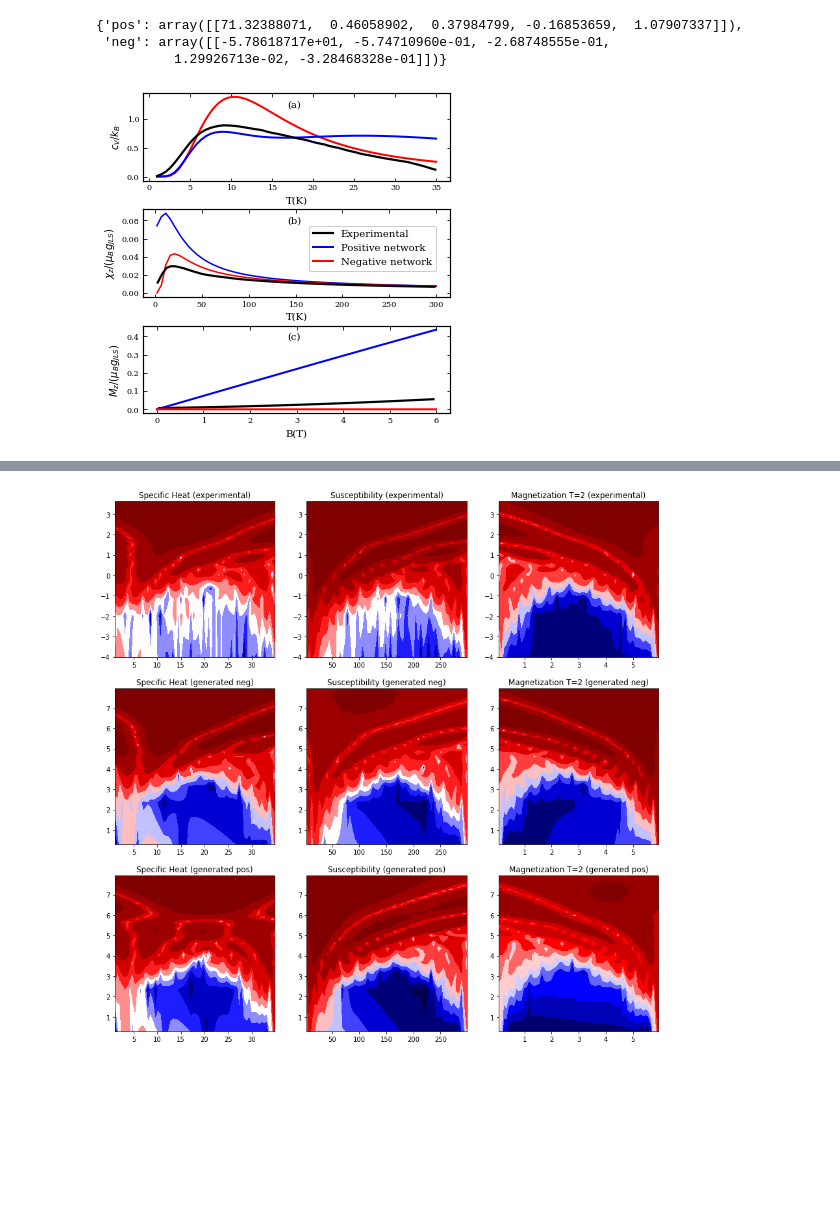
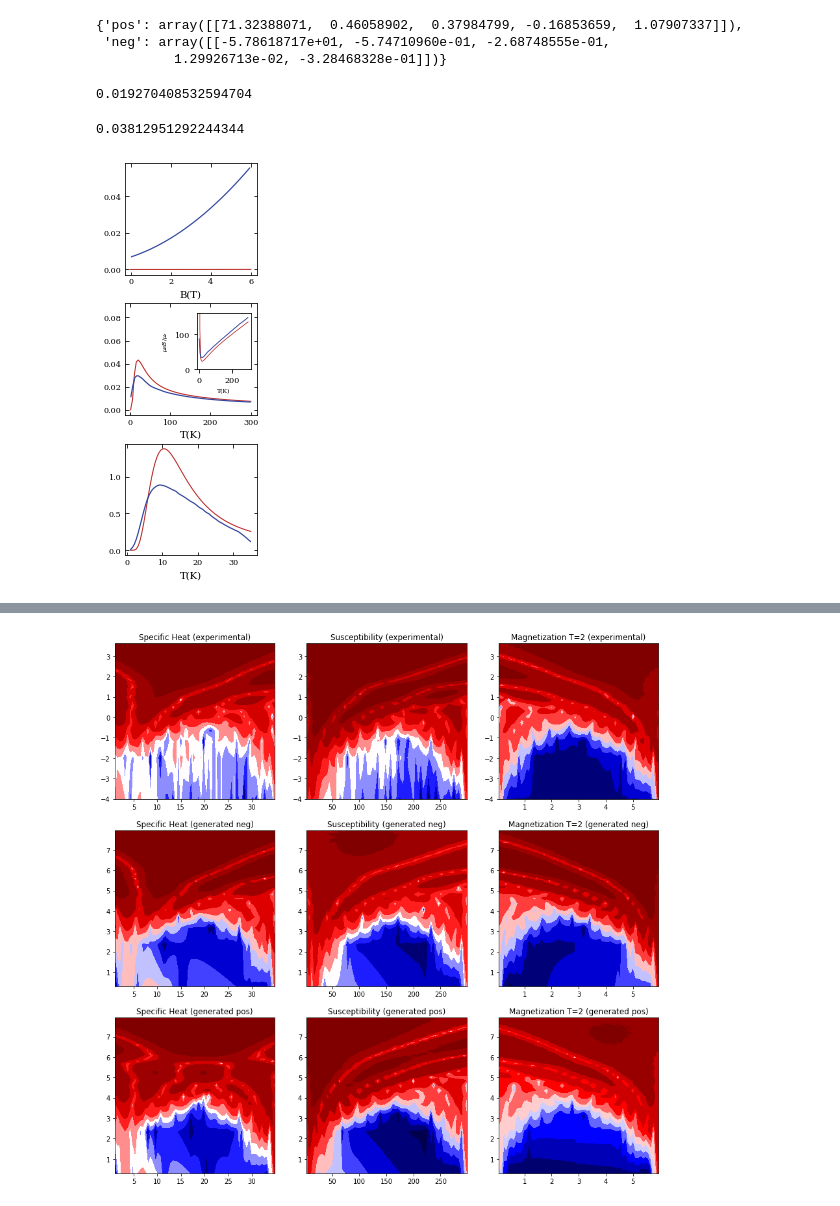
Before and after one commit to Orth-Research/ml_cr, a Jupyter notebook: TrainingData_D3h_4/Experimental_network_D3h_4.ipynb, the cells around one changed output, grey strips where cells are left out. Drawn from its saved outputs; the diff is of its cells as text; code cells hidden in the pictures; blank space fills up the shorter version.

```diff
--- a/TrainingData_D3h_4/Experimental_network_D3h_4.ipynb
+++ b/TrainingData_D3h_4/Experimental_network_D3h_4.ipynb
@@ -593,51 +595,79 @@ preds
 # %%
 exp_out_pos = td.output_all_data(preds['pos'][0], cV_T_range = [1, 35, 64], susc_T_range = [2, 300, 64], mag_T_range = [2, 2, 1], mag_B_range = [0, 6, 64])
 exp_out_neg = td.output_all_data(preds['neg'][0], cV_T_range = [1, 35, 64], susc_T_range = [2, 300, 64], mag_T_range = [2, 2, 1], mag_B_range = [0, 6, 64])
+# %%
+error = 0
+error += sum([(yr - yp)**2 for (yr, yp) in zip(spec, np.array(exp_out_neg[1])[:,:,1].flatten())])
+error += sum([(yr - yp)**2 for (yr, yp) in zip(chi_c, np.array(exp_out_neg[2])[:,:,1].flatten())])
+error += sum([(yr - yp)**2 for (yr, yp) in zip(mag_c, np.array(exp_out_neg[3])[:,:,0,2].flatten())])
+print(error / len(x_train[0]))
+# %% [output]
+0.019270408532594704
+# %%
+error = 0
+error += sum([(yr - yp)**2 for (yr, yp) in zip(spec, np.array(exp_out_pos[1])[:,:,1].flatten())])
+error += sum([(yr - yp)**2 for (yr, yp) in zip(chi_c, np.array(exp_out_pos[2])[:,:,1].flatten())])
+error += sum([(yr - yp)**2 for (yr, yp) in zip(mag_c, np.array(exp_out_pos[3])[:,:,0,2].flatten())])
+print(error / len(x_train[0]))
+# %% [output]
+0.03812951292244344
 # %%
 from matplotlib.ticker import MultipleLocator
 
-fig, ax = plt.subplots(3, 1, figsize=(5,5))
+fig, ax = plt.subplots(3, 1, figsize=(2.5,6))
 plt.rcParams['font.family'] = 'serif'
 plt.rcParams['font.serif'] = ['Palatino'] + plt.rcParams['font.serif']
 plt.rc('axes', linewidth=1.2)
 plt.rc('xtick', labelsize=8)
 plt.rc('ytick', labelsize=8)
 plt.rc('axes', labelsize=8)
 plt.tight_layout()
 
 for i in range(3):
     ax[i].xaxis.set_tick_params(which='major', direction='in', top='on')
     ax[i].yaxis.set_tick_params(which='major', direction='in', right='on')
 
-ax[0].plot(np.array(exp_out_neg[1])[:,:,0].flatten(), np.array(exp_out_neg[1])[:,:,1].flatten(), c='r', linewidth=2)
-ax[0].plot(np.array(exp_out_pos[1])[:,:,0].flatten(), np.array(exp_out_pos[1])[:,:,1].flatten(), c='b', linewidth=2)
-ax[0].plot(spec_x, spec, c='k', linewidth=2.2) # specific heat
-ax[0].set_xlabel('T(K)', fontsize=10)
-ax[0].set_ylabel('$c_V/k_B$', fontsize=10)
+ax[2].plot(np.array(exp_out_neg[1])[:,:,0].flatten(), np.array(exp_out_neg[1])[:,:,1].flatten(), c='#b92725', linewidth=1)
+# ax[2].plot(np.array(exp_out_pos[1])[:,:,0].flatten(), np.array(exp_out_pos[1])[:,:,1].flatten(), c='b', linewidth=1)
+ax[2].plot(spec_x, spec, c='#34489e', linewidth=1.2) # specific heat
+ax[2].set_xlabel('T(K)', fontsize=10)
+# ax[0].set_ylabel('$c_V/k_B$', fontsize=10)
 # ax[0].set_title('Specific heat', fontsize=12)
 
-ax[1].plot(np.array(exp_out_pos[2])[:,:,0].flatten(), np.array(exp_out_pos[2])[:,:,1].flatten(), c='b')
-ax[1].plot(np.array(exp_out_neg[2])[:,:,0].flatten(), np.array(exp_out_neg[2])[:,:,1].flatten(), c='r')
-ax[1].plot(chi_c_x, chi_c, c='k', linewidth=2.2) # susc
+ax[1].plot(np.array(exp_out_pos[2])[:,:,0].flatten(), np.array(exp_out_pos[2])[:,:,1].flatten(), c='w', linewidth=1)
+ax[1].plot(np.array(exp_out_neg[2])[:,:,0].flatten(), np.array(exp_out_neg[2])[:,:,1].flatten(), c='#b92725', linewidth=1)
+ax[1].plot(chi_c_x, chi_c, c='#34489e', linewidth=1.2) # susc
 ax[1].set_xlabel('T(K)', fontsize=10)
-ax[1].set_ylabel('$\chi_z/(\mu_B g_{JLS})$', fontsize=10)
+# ax[1].set_ylabel('$\mu_z/(\mu_B B)$', fontsize=10)
 # ax[1].set_title('Susceptibility, [0,0,1] direction', fontsize=12)
 
-ax[2].plot(mag_c_x, mag_c, c='k', linewidth=2.2, label='Experimental') # susc
-ax[2].set_xlabel('B(T)', fontsize=10)
-ax[2].plot(np.array(exp_out_pos[3])[:,:,0,0].flatten(), np.array(exp_out_pos[3])[:,:,0,2].flatten(), c='b', linewidth=2, label="Positive network")
-ax[2].plot(np.array(exp_out_neg[3])[:,:,0,0].flatten(), np.array(exp_out_neg[3])[:,:,0,2].flatten(), c='r', linewidth=2, label='Negative network')
-ax[2].set_ylabel('$M_z/(\mu_B g_{JLS})$', fontsize=10)
+ax[0].plot(mag_c_x, mag_c, c='#34489e', linewidth=1.2, label='Experimental') # susc
+ax[0].set_xlabel('B(T)', fontsize=10)
+# ax[0].plot(np.array(exp_out_pos[3])[:,:,0,0].flatten(), np.array(exp_out_pos[3])[:,:,0,2].flatten(), c='b', linewidth=1, label="Positive")
+ax[0].plot(np.array(exp_out_neg[3])[:,:,0,0].flatten(), np.array(exp_out_neg[3])[:,:,0,2].flatten(), c='#b92725', linewidth=1, label='Prediction')
+# ax[0].set_ylim([0, 0.1])
+# ax[2].set_ylabel('$\mu_z/\mu_B$', fontsize=10)
 # ax[2].set_title('Magnetization at 2K, [0,0,1] direction', fontsize=12)
 
-plt.text(0.47, 0.84, "(a)", transform=ax[0].transAxes)
-plt.text(0.47, 0.84, "(b)", transform=ax[1].transAxes)
-plt.text(0.47, 0.84, "(c)", transform=ax[2].transAxes)
+plt.rc('axes', linewidth=0.8)
+ax2 = plt.axes([0.57, 0.49, 0.30, 0.13])
+# ax2.plot(np.array(exp_out_pos[2])[:,:,0].flatten(), 1/np.array(exp_out_pos[2])[:,:,1].flatten(), c='b', label='Positive', linewidth=0.7)
+ax2.plot(np.array(exp_out_neg[2])[:,:,0].flatten(), 1/np.array(exp_out_neg[2])[:,:,1].flatten(), c='#b92725', label='Prediction', linewidth=0.7)
+ax2.plot(chi_c_x, 1/chi_c, c='#34489e', linewidth=0.9, label='Experimental') # inverse chi
+ax2.set_ylabel('$\mu_B B/\mu_z$', fontsize=6)
+ax2.set_xlabel('T(K)', fontsize=6)
+ax2.set_ylim([0, 160])
 
-ax[2].legend(bbox_to_anchor=(0.97,2.2), framealpha=1, fontsize=10)
+
+# plt.text(0.47, 0.08, "(a)", transform=ax[0].transAxes)
+# plt.text(0.47, 0.84, "(b)", transform=ax[1].transAxes)
+# plt.text(0.47, 0.84, "(c)", transform=ax[2].transAxes)
+
+# ax[2].legend(bbox_to_anchor=(0.32,0.77), loc='center', framealpha=0.8, fontsize=7)
 # ax[1].legend(loc='middle right', framealpha=1)
+
 plt.savefig('D3h_4_experimental_results.png', dpi=300, transparent=False, bbox_inches='tight')
 
 plt.show()
 # %% [output]
-[figure, old version]
+[figure, new version]
```
Also changed, not shown: parts of 3 cells of this notebook, 23 other files.
